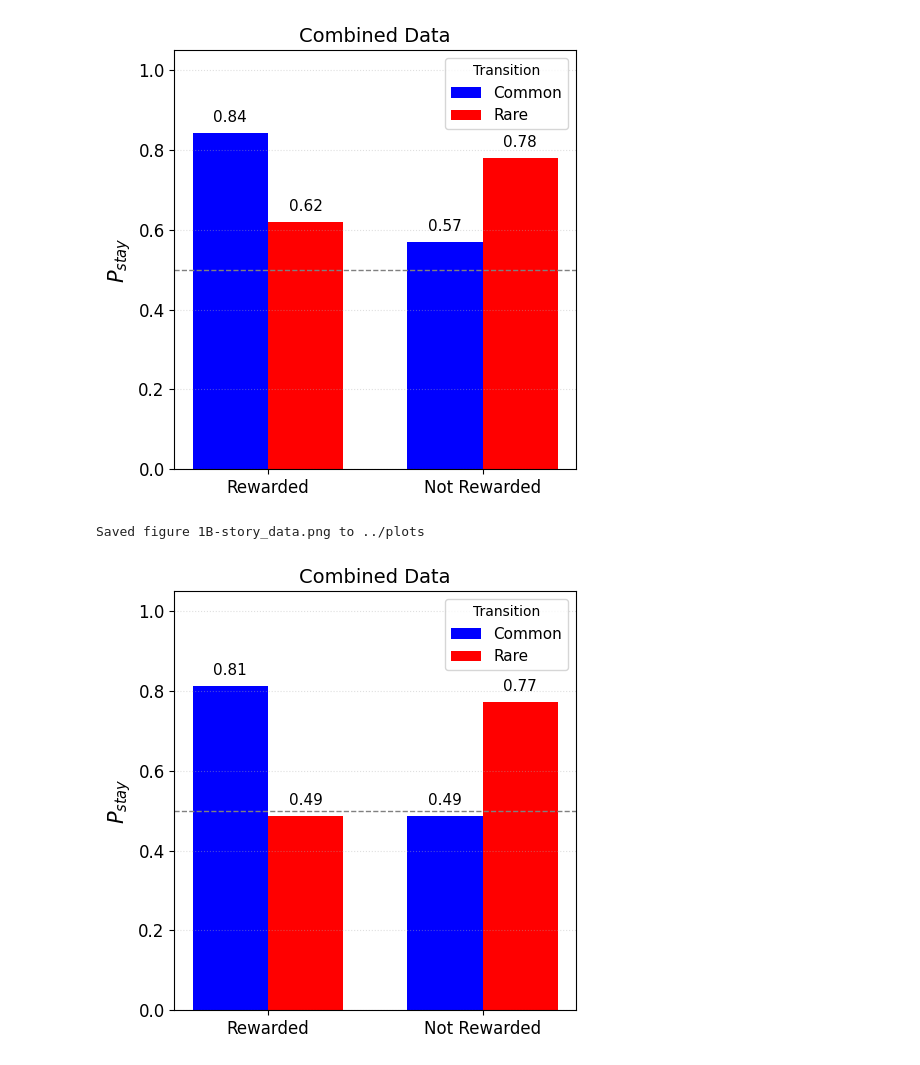
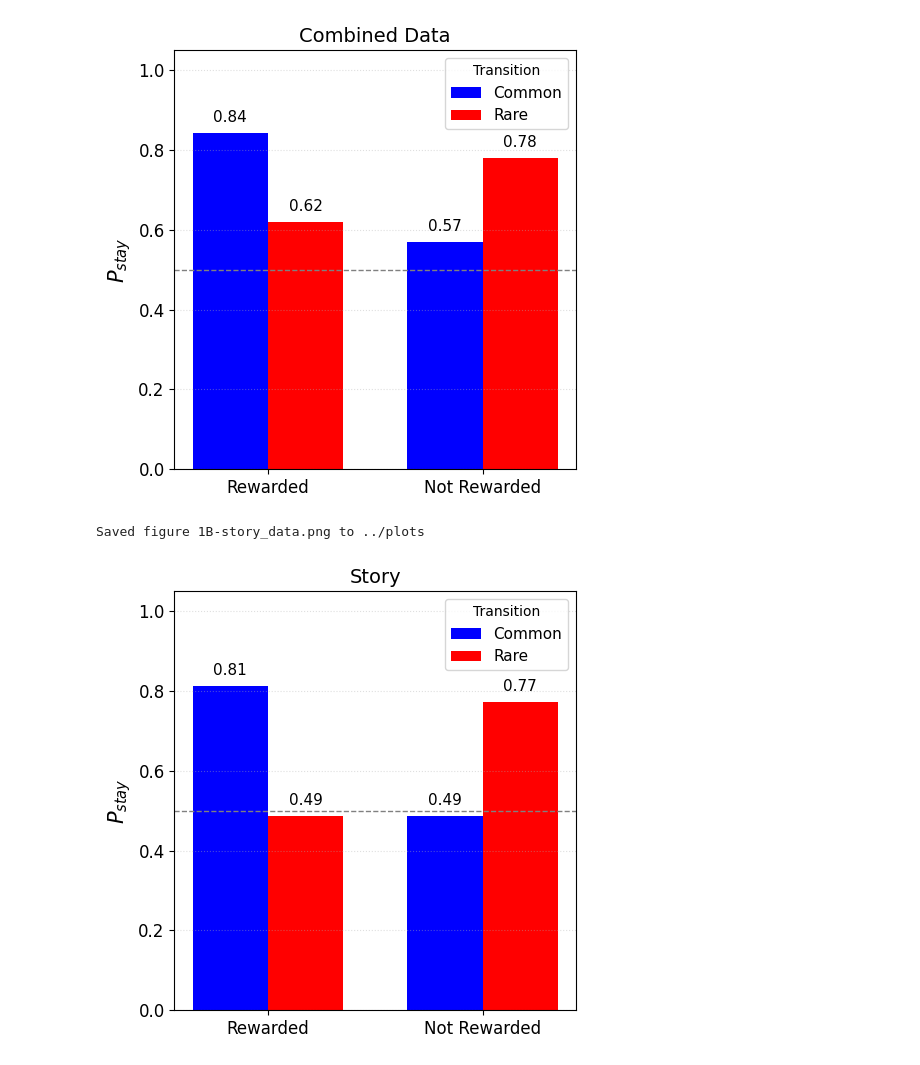
Before and after one commit to AmoghJohri/Cns102b_Assignment-2, a Jupyter notebook: notebooks/1B.ipynb, the cells around one changed output. Saved outputs shown, nothing was run; the diff lists cells and outputs as text; code cells hidden in the pictures.

```diff
--- a/notebooks/1B.ipynb
+++ b/notebooks/1B.ipynb
@@ -131,35 +131,35 @@ values = [
 x = np.arange(len(conditions))  # Now "Rewarded", "Not Rewarded" on x-axis
 width = 0.35
 
 fig, ax = plt.subplots(figsize=(5, 5))
 
 # Bars for each transition type
 bars1 = ax.bar(x - width/2, [v[0] for v in values], width, label='Common', color='blue')
 bars2 = ax.bar(x + width/2, [v[1] for v in values], width, label='Rare', color='red')
 
 # Annotate bars
 for bars in [bars1, bars2]:
     for bar in bars:
         height = bar.get_height()
         ax.text(bar.get_x() + bar.get_width()/2., height + 0.02,
                 f'{height:.2f}', ha='center', va='bottom', fontsize=11)
 
 # Formatting
 ax.set_ylim(0, 1.05)
 ax.set_ylabel(r'$P_{stay}$', fontsize=15)
-ax.set_title('Combined Data', fontsize=14)
+ax.set_title('Story', fontsize=14)
 ax.set_xticks(x)
 ax.set_xticklabels(conditions, fontsize=12)
 ax.tick_params(axis='y', labelsize=12)
 ax.legend(title='Transition', fontsize=11)
 ax.axhline(0.5, linestyle='--', color='gray', linewidth=1)
 ax.grid(axis='y', linestyle=':', alpha=0.4)
 
 plt.tight_layout()
 save_plot(fig, '1B-story_data.png')
 # %% [output]
 Saved figure 1B-story_data.png to ../plots
-[figure, old version]
+[figure, new version]
 # %%
 # First-pass results
 data  = make_result(get_abstract_data(), buffer=1)
```
Also changed, not shown: parts of 1 cell of this notebook, 3 other files.
